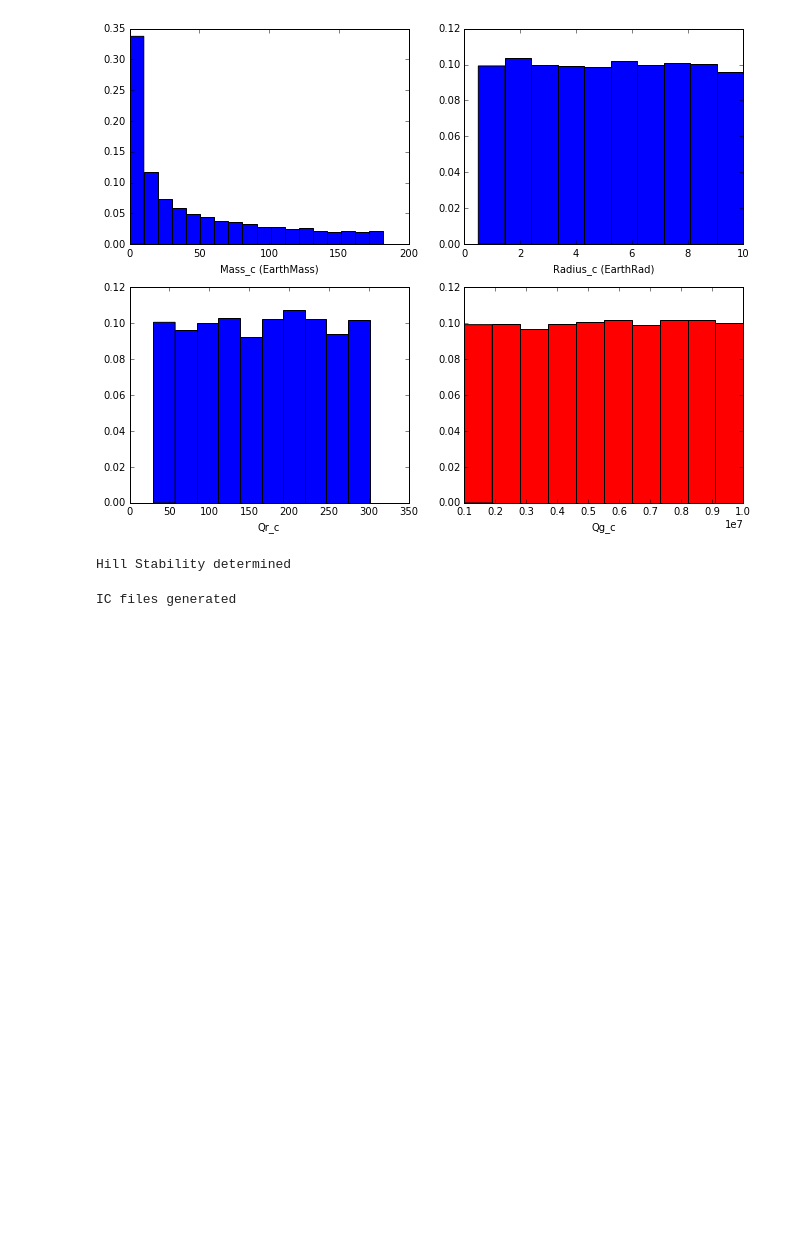
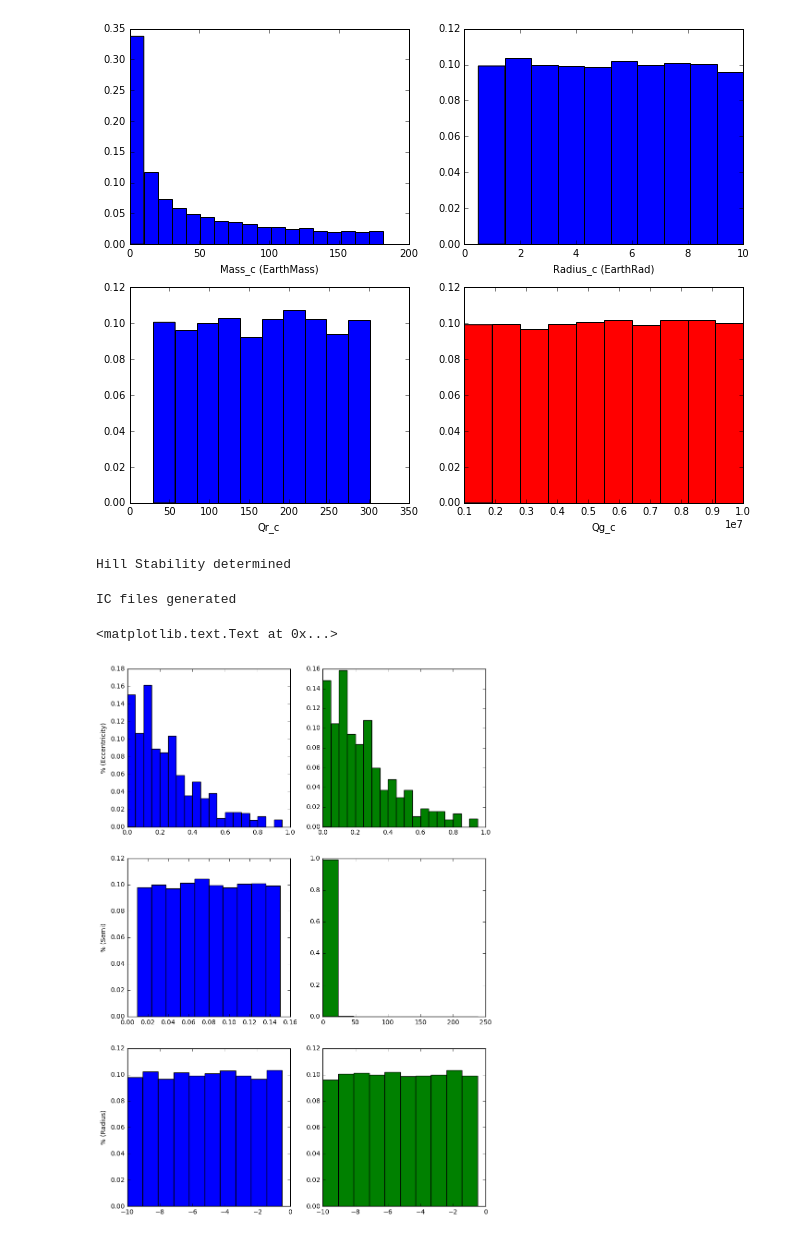
Before and after one commit to dm1681/Merging_Perts, a Jupyter notebook: Research/Merging_Perts/everything.ipynb, the cells around one changed output. Saved outputs shown, nothing was run; the diff lists cells and outputs as text; code cells hidden in the pictures; blank space fills up the shorter version.

```diff
--- a/Research/Merging_Perts/everything.ipynb
+++ b/Research/Merging_Perts/everything.ipynb
@@ -584,0 +610,26 @@ IC.write('IC_table.csv', format='ascii.csv')
+# %%
+# now we want to plot the distributions of all the above parameters
+# there are
+fig,ax = plt.subplots(3,2)
+fig.set_size_inches(10,15)
+
+# plots eccentricities
+x = np.arange(0,1,0.05)
+ax[0,0].hist(dEcc_b,bins=x,weights=np.zeros_like(dEcc_b)+1./dEcc_b.size,color='blue', label = 'Ecc_b')
+ax[0,1].hist(dEcc_c,bins=x,weights=np.zeros_like(dEcc_c)+1./dEcc_c.size,color='green', label = 'Ecc_c')
+
+# plots semis
+ax[1,0].hist(dSemi_b, weights = np.zeros_like(dSemi_b)+1./dSemi_b.size, color = 'blue', label = 'Semi_b')
+ax[1,1].hist(dSemi_c, weights = np.zeros_like(dSemi_c)+1./dSemi_c.size, color = 'green', label = 'Semi_c')
+
+# plots radii:
+ax[2,0].hist(dRadius_b, weights = np.zeros_like(dRadius_b)+1./dRadius_b.size, color = 'blue', label = 'Radius_b')
+ax[2,1].hist(dRadius_c, weights = np.zeros_like(dRadius_c)+1./dRadius_c.size, color = 'green', label = 'Radius_c')
+
+# labels axis"
+ax[0,0].set_ylabel('% (Eccentricity)')
+ax[1,0].set_ylabel('% (Semi)')
+ax[2,0].set_ylabel('% (Radius)')
+# %% [output]
+<matplotlib.text.Text at 0x...>
+[figure, added]
```
Also changed, not shown: parts of 5 cells of this notebook.
